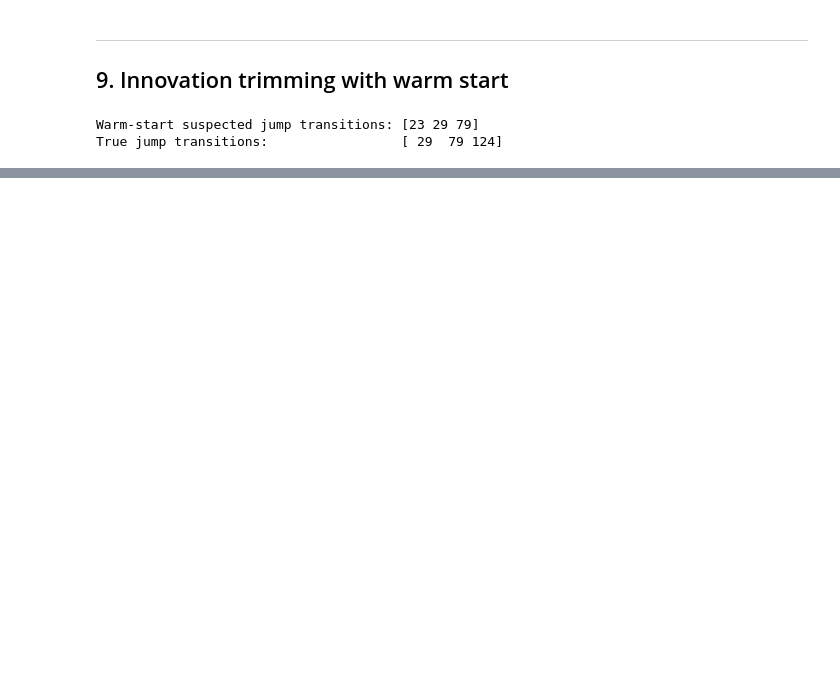
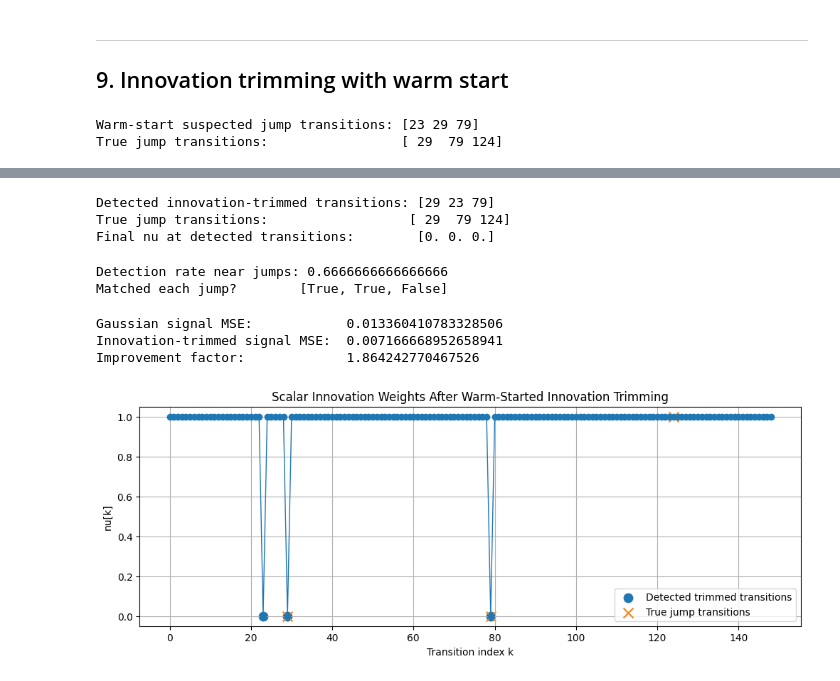
Before and after one commit to shivankgoel003/Trimmed-Kalman-Smoothing, a Jupyter notebook: trimmed_kalman.ipynb, the cells around one changed output, grey strips where cells are left out. Drawn from its saved outputs; the diff is of its cells as text; code cells hidden in the pictures; blank space fills up the shorter version.

```diff
--- a/trimmed_kalman.ipynb
+++ b/trimmed_kalman.ipynb
@@ -585,0 +562,24 @@ iter 99 | nu_signal change = 3.730e-03 | min nu_signal = 0.000 | max nu_signal =
+# %%
+q_innovation = L - h_innovation
+
+detected_innov_transitions = np.argsort(nu_innov_warm)[:q_innovation]
+
+print("Detected innovation-trimmed transitions:", detected_innov_transitions)
+print("True jump transitions:                 ", jump_idx_general - 1)
+print("Final nu at detected transitions:       ", nu_innov_warm[detected_innov_transitions])
+# %% [output]
+Detected innovation-trimmed transitions: [29 23 79]
+True jump transitions:                  [ 29  79 124]
+Final nu at detected transitions:        [0. 0. 0.]
+# %%
+detection_rate, matched = detection_near_jumps(
+    detected_idx=detected_innov_transitions,
+    true_transition_idx=jump_idx_general - 1,
+    radius=2,
+)
+
+print("Detection rate near jumps:", detection_rate)
+print("Matched each jump?       ", matched)
+# %% [output]
+Detection rate near jumps: 0.6666666666666666
+Matched each jump?        [True, True, False]
@@ -585,0 +598,40 @@ iter 99 | nu_signal change = 3.730e-03 | min nu_signal = 0.000 | max nu_signal =
+# %%
+mse_gauss_jump = np.mean(
+    (x_gauss_general_jump[:, 1] - x_true_general_jump[:, 1]) ** 2
+)
+
+mse_innov_jump = np.mean(
+    (x_innov_warm[:, 1] - x_true_general_jump[:, 1]) ** 2
+)
+
+print("Gaussian signal MSE:           ", mse_gauss_jump)
+print("Innovation-trimmed signal MSE: ", mse_innov_jump)
+print("Improvement factor:            ", mse_gauss_jump / mse_innov_jump)
+# %% [output]
+Gaussian signal MSE:            0.013360410783328506
+Innovation-trimmed signal MSE:  0.007166668952658941
+Improvement factor:             1.864242770467526
+# %%
+plt.figure(figsize=(12, 4))
+plt.plot(nu_innov_warm, marker="o", linewidth=1)
+plt.scatter(
+    detected_innov_transitions,
+    nu_innov_warm[detected_innov_transitions],
+    s=80,
+    label="Detected trimmed transitions",
+)
+plt.scatter(
+    jump_idx_general - 1,
+    nu_innov_warm[jump_idx_general - 1],
+    marker="x",
+    s=100,
+    label="True jump transitions",
+)
+plt.title("Scalar Innovation Weights After Warm-Started Innovation Trimming")
+plt.xlabel("Transition index k")
+plt.ylabel("nu[k]")
+plt.legend()
+plt.grid(True)
+plt.show()
+# %% [output]
+[figure, added]
```
Also changed, not shown: parts of 8 cells of this notebook, 3 other files.
